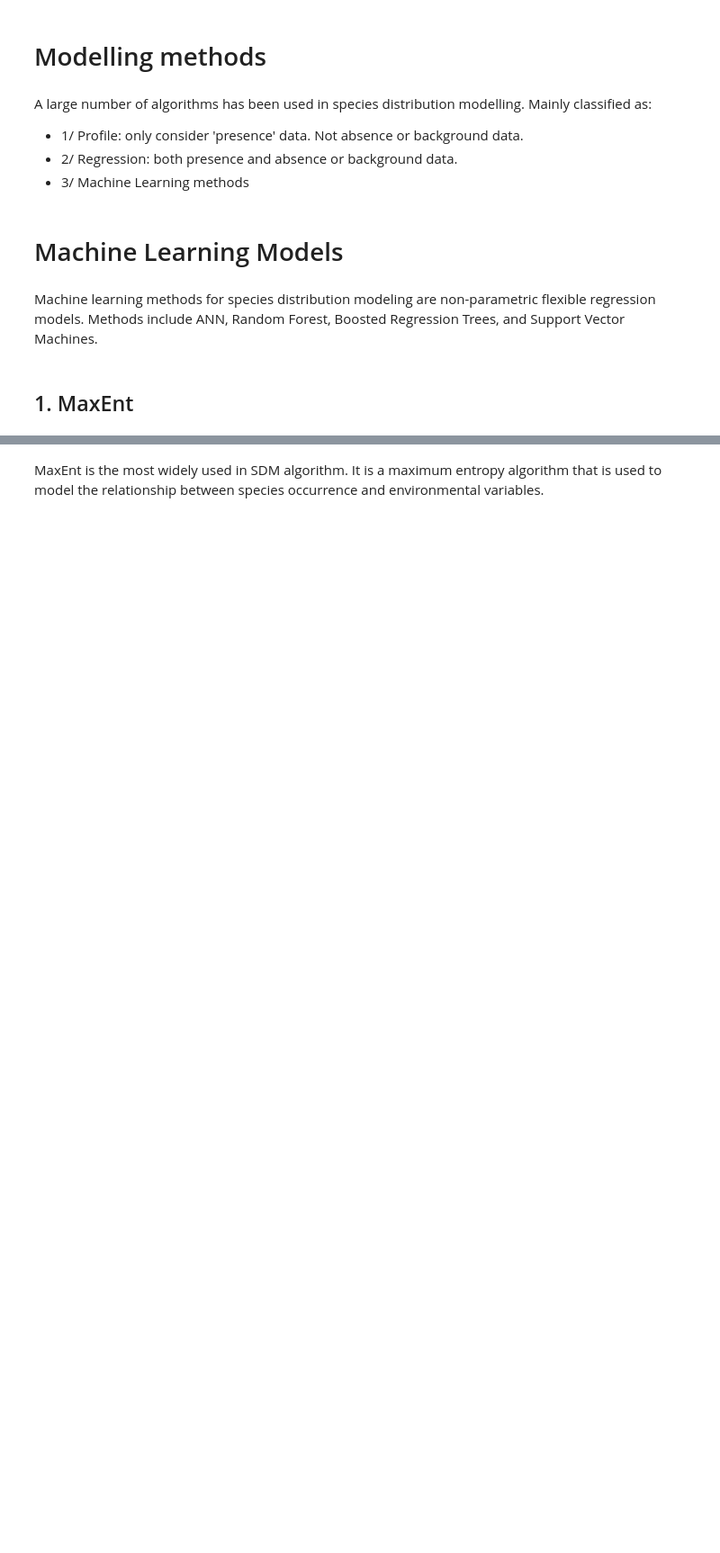
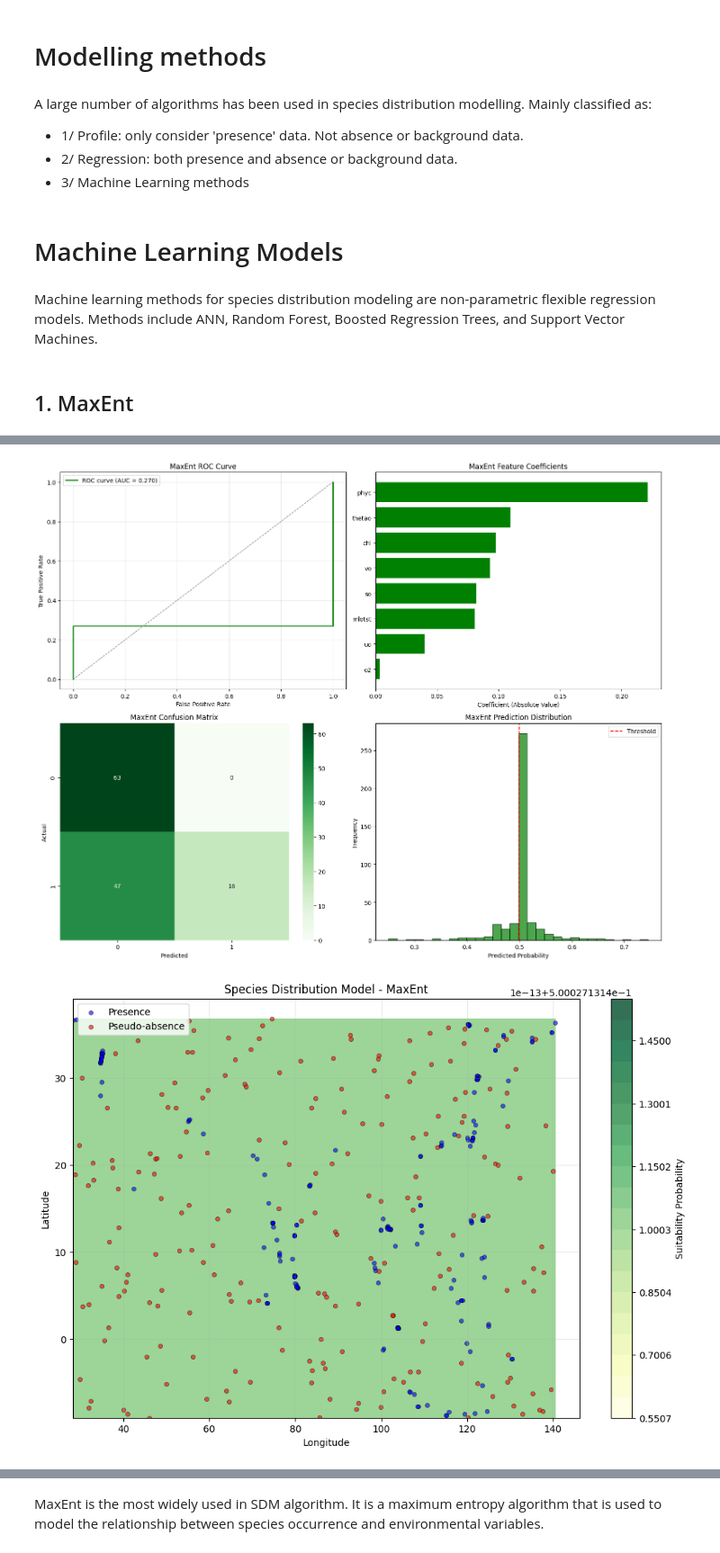
Before and after one commit to anhphuongnguyenquynh/marine-species-distribution-models-labs, a Jupyter notebook: models/2_machine_learning_methods/sdm_machine_learning.ipynb, the cells around one changed output, grey strips where cells are left out. Shown at 90% size. Saved outputs shown, nothing was run; the diff lists cells and outputs as text; code cells hidden in the pictures; blank space fills up the shorter version.

Commit message:
add maxent, boosted regression models

```diff
--- a/models/2_machine_learning_methods/sdm_machine_learning.ipynb
+++ b/models/2_machine_learning_methods/sdm_machine_learning.ipynb
@@ -336,0 +491,74 @@ Machine learning methods for species distribution modeling are non-parametric fl
+# %%
+# MaxEnt Visualization of Results
+
+fig, axes = plt.subplots(2, 2, figsize=(15, 12))
+
+# 1. ROC Curve
+fpr_maxent, tpr_maxent, _ = roc_curve(y_test, y_pred_proba_maxent)
+axes[0, 0].plot(fpr_maxent, tpr_maxent, color='green', lw=2, label=f'ROC curve (AUC = {auc_score_maxent:.3f})')
+axes[0, 0].plot([0, 1], [0, 1], color='gray', lw=1, linestyle='--')
+axes[0, 0].set_xlabel('False Positive Rate')
+axes[0, 0].set_ylabel('True Positive Rate')
+axes[0, 0].set_title('MaxEnt ROC Curve')
+axes[0, 0].legend()
+axes[0, 0].grid(True, alpha=0.3)
+
+# 2. Feature Coefficients
+top_features_maxent = feature_coef.head(10)
+axes[0, 1].barh(range(len(top_features_maxent)), top_features_maxent['coefficient'], color='green')
+axes[0, 1].set_yticks(range(len(top_features_maxent)))
+axes[0, 1].set_yticklabels(top_features_maxent['feature'])
+axes[0, 1].set_xlabel('Coefficient (Absolute Value)')
+axes[0, 1].set_title('MaxEnt Feature Coefficients')
+axes[0, 1].invert_yaxis()
+
+# 3. Confusion Matrix Heatmap
+sns.heatmap(cm_maxent, annot=True, fmt='d', cmap='Greens', ax=axes[1, 0])
+axes[1, 0].set_xlabel('Predicted')
+axes[1, 0].set_ylabel('Actual')
+axes[1, 0].set_title('MaxEnt Confusion Matrix')
+
+# 4. Prediction Distribution
+axes[1, 1].hist(model_data['maxent_probability'], bins=30, alpha=0.7, edgecolor='black', color='green')
+axes[1, 1].set_xlabel('Predicted Probability')
+axes[1, 1].set_ylabel('Frequency')
+axes[1, 1].set_title('MaxEnt Prediction Distribution')
+axes[1, 1].axvline(x=0.5, color='red', linestyle='--', label='Threshold')
+axes[1, 1].legend()
+
+plt.tight_layout()
+plt.show()
+
+# Spatial prediction map
+plt.figure(figsize=(12, 8))
+plt.contourf(grid_lon_maxent, grid_lat_maxent, prediction_grid_maxent, levels=20, cmap='YlGn', alpha=0.8)
+plt.colorbar(label='Suitability Probability')
+
+# Plot presence points
+presence_points = model_data[model_data['presence'] == 1]
+absence_points = model_data[model_data['presence'] == 0]
+
+plt.scatter(presence_points['decimalLongitude'], presence_points['decimalLatitude'],
+           c='blue', s=20, alpha=0.6, label='Presence', edgecolors='black', linewidth=0.5)
+plt.scatter(absence_points['decimalLongitude'], absence_points['decimalLatitude'],
+           c='red', s=20, alpha=0.6, label='Pseudo-absence', edgecolors='black', linewidth=0.5)
+
+plt.xlabel('Longitude')
+plt.ylabel('Latitude')
+plt.title('Species Distribution Model - MaxEnt')
+plt.legend()
+plt.grid(True, alpha=0.3)
+plt.show()
+
+# Summary statistics
+print("\n=== MaxEnt MODEL SUMMARY ===")
+print(f"Model: MaxEnt (Logistic Regression with L2 Regularization)")
+print(f"Training samples: {X_train.shape[0]}")
+print(f"Test samples: {X_test.shape[0]}")
+print(f"Environmental variables: {len(env_columns)}")
+print(f"Accuracy: {accuracy_maxent:.4f}")
+print(f"AUC: {auc_score_maxent:.4f}")
+print(f"Cross-validation AUC: {cv_scores_maxent.mean():.4f} ± {cv_scores_maxent.std():.4f}")
+# %% [output]
+[figure, added]
+[figure, added]
```
Also changed, not shown: parts of 10 cells of this notebook.
